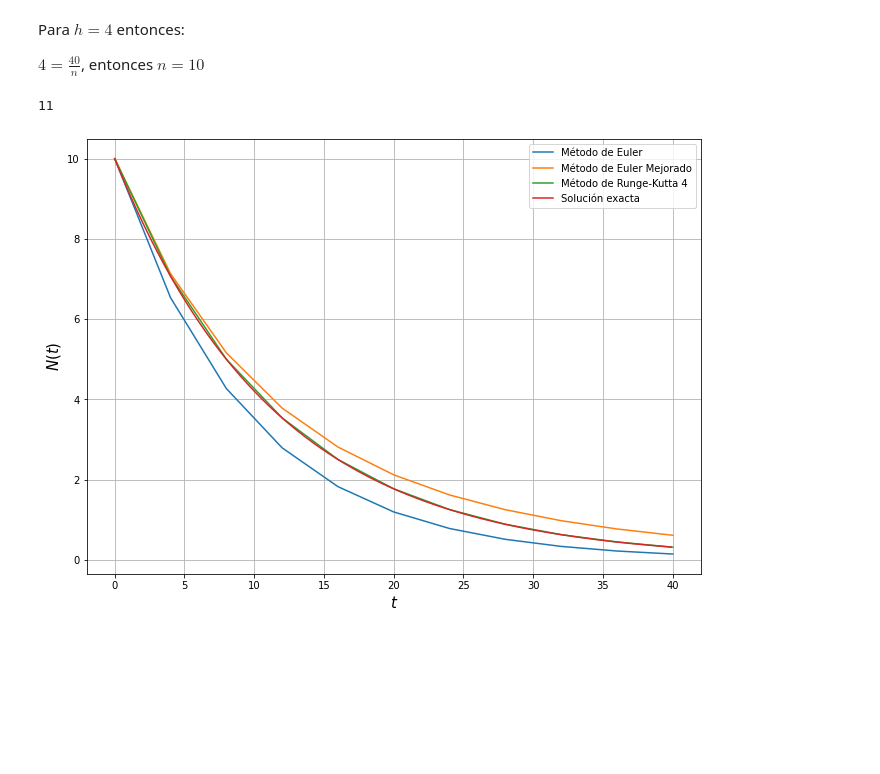
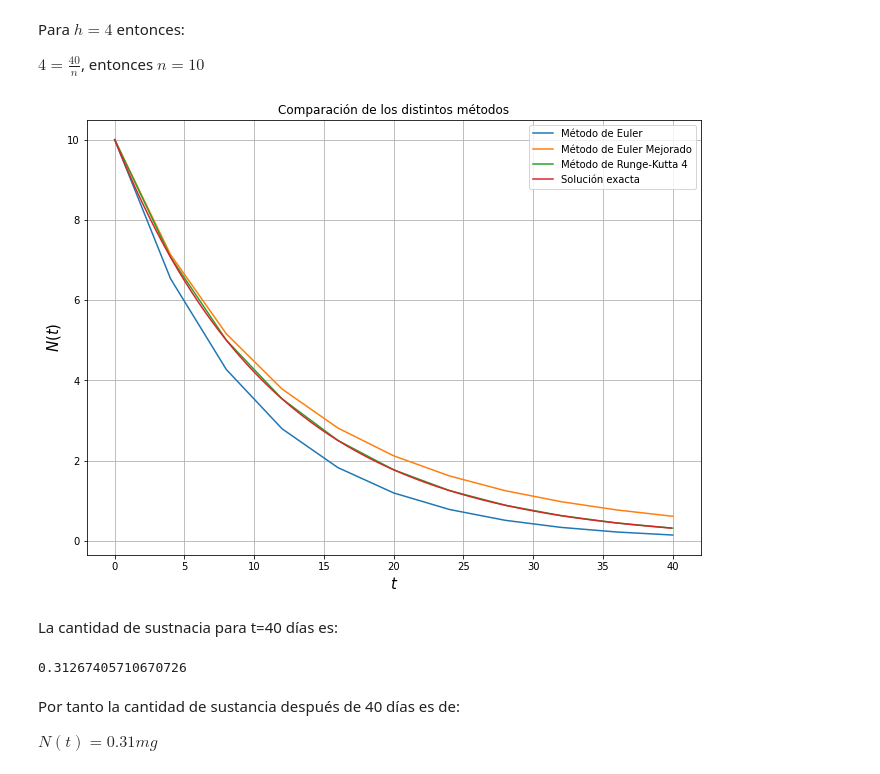
Before and after one commit to Velpe/FisicaComputacional1, a Jupyter notebook: Tarea2.ipynb, the cells around one changed output. Saved outputs shown, nothing was run; the diff lists cells and outputs as text; code cells hidden in the pictures; blank space fills up the shorter version.

```diff
--- a/Tarea2.ipynb
+++ b/Tarea2.ipynb
@@ -65,23 +73,20 @@ f=lambda t,y: -lamb*y
 Sol_1=Euler(f,0,40,10,10)
 Sol_2=eulerMejorado(f,0,40,10,10)
 Sol_3=rk4(f,0,40,10,10)
-# %%
-len(Sol_1[1])
-# %% [output]
-11
 # %%
 fig=plt.figure(figsize=(11,8))
 plt.plot(Sol_1[0],Sol_1[1],label="Método de Euler")
 plt.plot(Sol_2[0],Sol_2[1],label="Método de Euler Mejorado")
 plt.plot(Sol_3[0],Sol_3[1],label="Método de Runge-Kutta 4")
 plt.plot(t,exactSol(t),label="Solución exacta")
 plt.legend()
 plt.grid()
+plt.title("Comparación de los distintos métodos")
 plt.ylabel('$N(t)$',size=15)
 plt.xlabel('$t$',size=15)
 plt.show()
 # %% [output]
-[figure, old version]
+[figure, new version]
 # %%
 with open("./tabla.txt","w",encoding="utf-8") as file:
     file.write("Xn \t\t Euler \t\t EulerMejorado \t\t RungeKutta \t\t Exacta")
@@ -89,3 +94,13 @@ with open("./tabla.txt","w",encoding="utf-8") as file:
     for i in range(0,len(Sol_1[0])):
         file.write("{} \t\t {} \t\t {} \t\t {} \t\t {}".format(round(Sol_1[0][i],6),round(Sol_1[1][i],6),round(Sol_2[1][i],6),round(Sol_3[1][i],6),round(exactSol(Sol_3[0])[i],6)))
         file.write("\n")
+# %% [markdown]
+La cantidad de sustnacia para t=40 días es:
+# %%
+print(Sol_3[1][10])
+# %% [output]
+0.31267405710670726
+# %% [markdown]
+Por tanto la cantidad de sustancia después de 40 días es de:
+
+$N(t)=0.31 mg$
```
Also changed, not shown: parts of 9 cells of this notebook.
